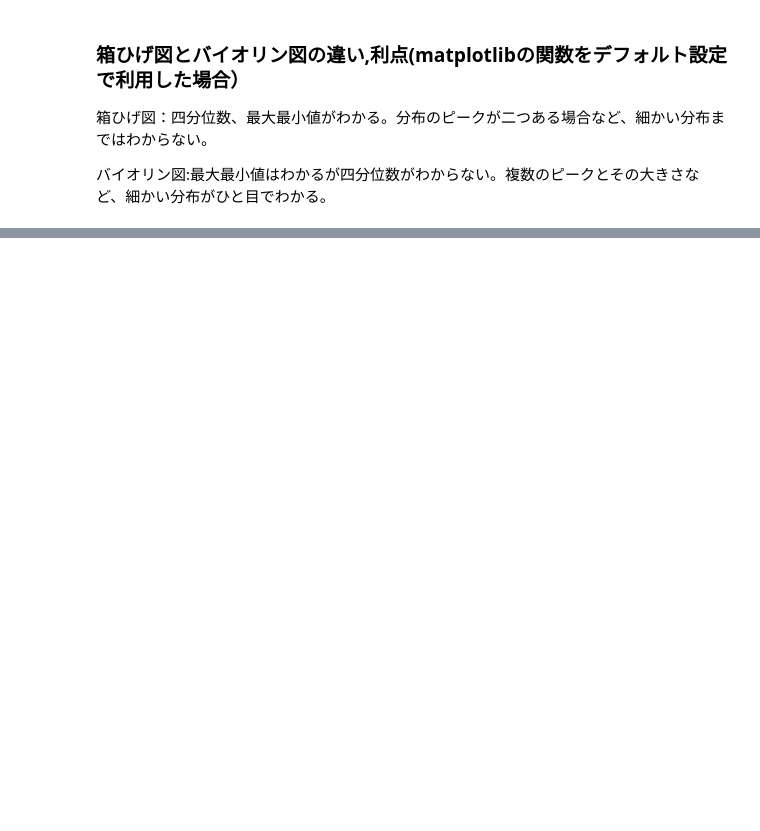
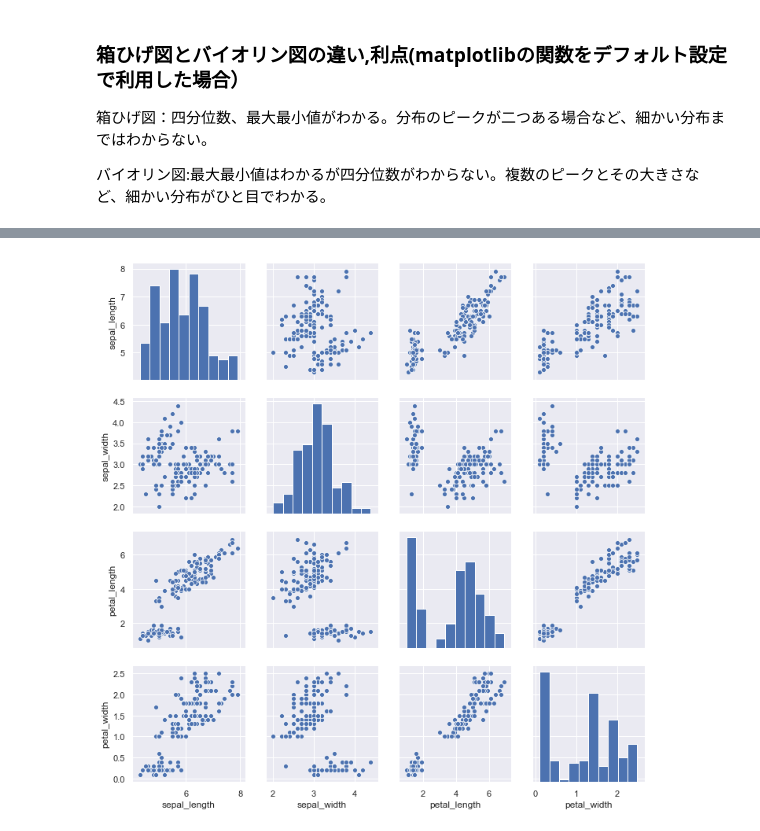
Before and after one commit to Go-to-Ray/diveintocode-ml-1, a Jupyter notebook: week3/week3_task1.ipynb, the cells around one changed output, grey strips where cells are left out. Cells and saved outputs as stored; diff of their text form; code cells hidden in the pictures; blank space fills up the shorter version.

```diff
--- a/week3/week3_task1.ipynb
+++ b/week3/week3_task1.ipynb
@@ -224,0 +294,7 @@ plt.show()
+# %%
+#全ての組み合わせの散布図を一度に表示させる、散布図行列を作る(１つ)
+%matplotlib inline
+sns.pairplot(X)
+plt.show()
+# %% [output]
+[figure, added]
```
Also changed, not shown: parts of 9 cells of this notebook.
